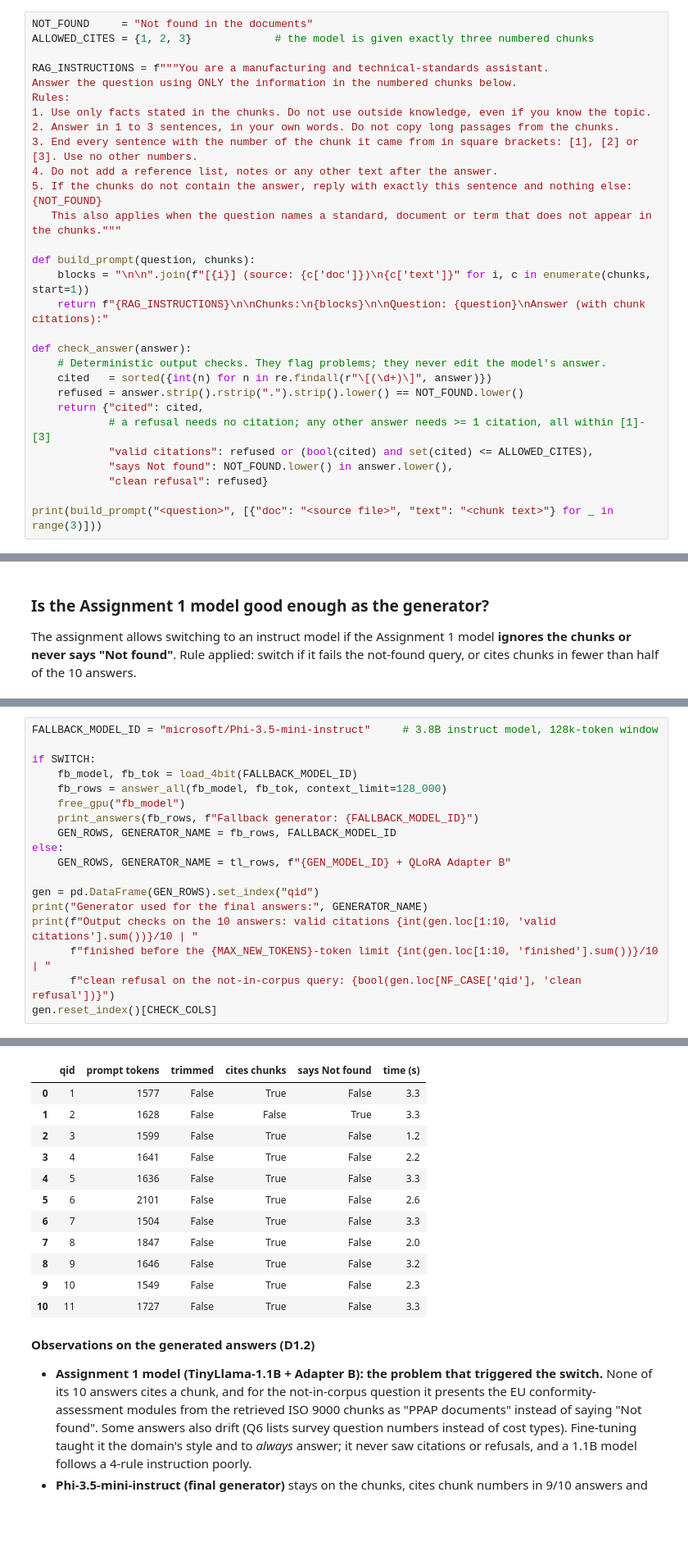
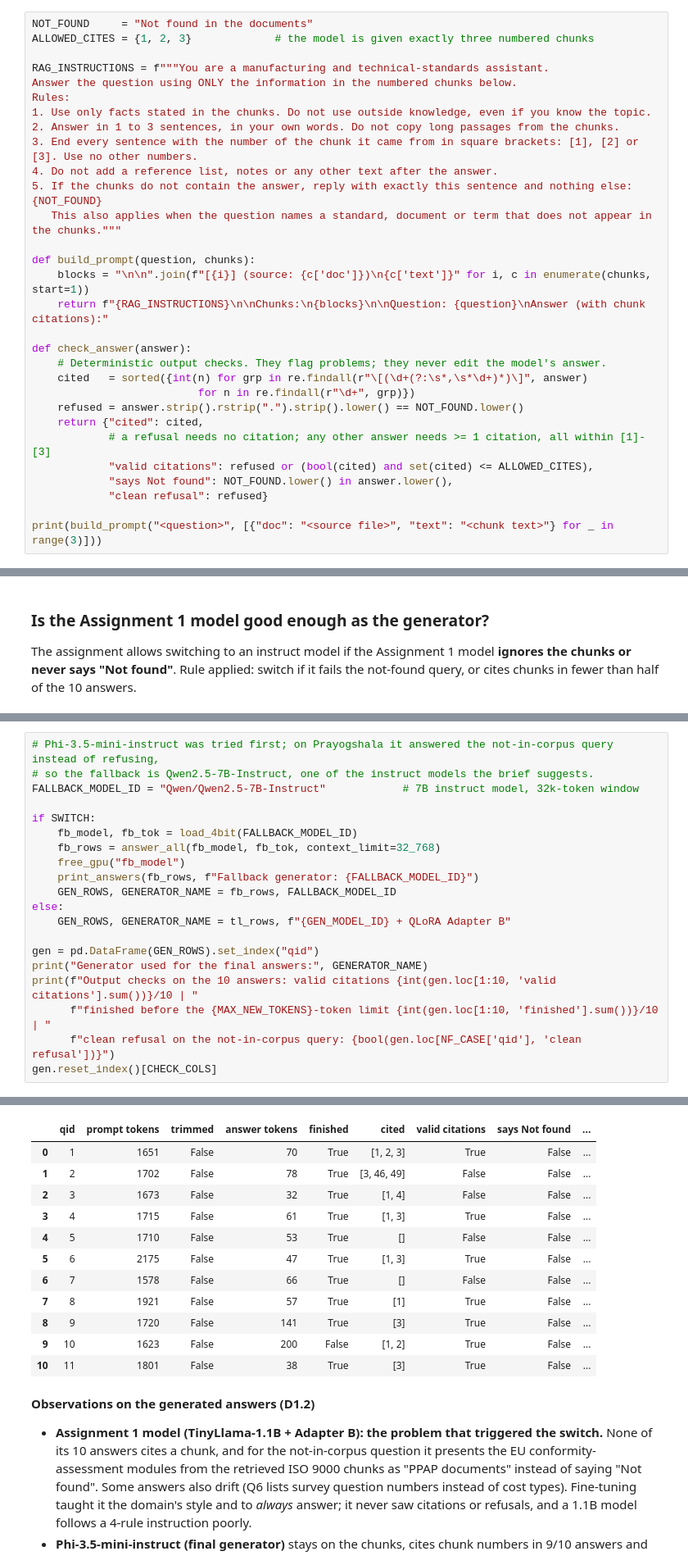
Before and after one commit to rajeshshenoi/Bits-Sem3-LLM, a Jupyter notebook: Assignment-2B-RAG/Assignment_2B_RAG_Pipeline-Prayogshala.ipynb, the cells around one changed output, grey strips where cells are left out. Shown at 82% size. Cells and saved outputs as stored; diff of their text form; blank space fills up the shorter version.

```diff
--- a/Assignment-2B-RAG/Assignment_2B_RAG_Pipeline-Prayogshala.ipynb
+++ b/Assignment-2B-RAG/Assignment_2B_RAG_Pipeline-Prayogshala.ipynb
@@ -1030,7 +1030,8 @@ def build_prompt(question, chunks):
 
 def check_answer(answer):
     # Deterministic output checks. They flag problems; they never edit the model's answer.
-    cited   = sorted({int(n) for n in re.findall(r"\[(\d+)\]", answer)})
+    cited   = sorted({int(n) for grp in re.findall(r"\[(\d+(?:\s*,\s*\d+)*)\]", answer)
+                          for n in re.findall(r"\d+", grp)})
     refused = answer.strip().rstrip(".").strip().lower() == NOT_FOUND.lower()
     return {"cited": cited,
             # a refusal needs no citation; any other answer needs >= 1 citation, all within [1]-[3]
@@ -1210,9 +1205,11 @@ Example of the problem — Q11: What documents must a supplier submit for PPAP a
 # %%
-FALLBACK_MODEL_ID = "microsoft/Phi-3.5-mini-instruct"     # 3.8B instruct model, 128k-token window
+# Phi-3.5-mini-instruct was tried first; on Prayogshala it answered the not-in-corpus query instead of refusing,
+# so the fallback is Qwen2.5-7B-Instruct, one of the instruct models the brief suggests.
+FALLBACK_MODEL_ID = "Qwen/Qwen2.5-7B-Instruct"            # 7B instruct model, 32k-token window
 
 if SWITCH:
     fb_model, fb_tok = load_4bit(FALLBACK_MODEL_ID)
-    fb_rows = answer_all(fb_model, fb_tok, context_limit=128_000)
+    fb_rows = answer_all(fb_model, fb_tok, context_limit=32_768)
     free_gpu("fb_model")
     print_answers(fb_rows, f"Fallback generator: {FALLBACK_MODEL_ID}")
     GEN_ROWS, GENERATOR_NAME = fb_rows, FALLBACK_MODEL_ID
@@ -1249,15 +1244,15 @@ Generator used for the final answers: microsoft/Phi-3.5-mini-instruct
-|  | qid | prompt tokens | trimmed | cites chunks | says Not found | time (s) |
-| 0 | 1 | 1577 | False | True | False | 3.3 |
-| 1 | 2 | 1628 | False | False | True | 3.3 |
-| 2 | 3 | 1599 | False | True | False | 1.2 |
-| 3 | 4 | 1641 | False | True | False | 2.2 |
-| 4 | 5 | 1636 | False | True | False | 3.3 |
-| 5 | 6 | 2101 | False | True | False | 2.6 |
-| 6 | 7 | 1504 | False | True | False | 3.3 |
-| 7 | 8 | 1847 | False | True | False | 2.0 |
-| 8 | 9 | 1646 | False | True | False | 3.2 |
-| 9 | 10 | 1549 | False | True | False | 2.3 |
-| 10 | 11 | 1727 | False | True | False | 3.3 |
+|  | qid | prompt tokens | trimmed | answer tokens | finished | cited | valid citations | says Not found | ... |
+| 0 | 1 | 1651 | False | 70 | True | [1, 2, 3] | True | False | ... |
+| 1 | 2 | 1702 | False | 78 | True | [3, 46, 49] | False | False | ... |
+| 2 | 3 | 1673 | False | 32 | True | [1, 4] | False | False | ... |
+| 3 | 4 | 1715 | False | 61 | True | [1, 3] | True | False | ... |
+| 4 | 5 | 1710 | False | 53 | True | [] | False | False | ... |
+| 5 | 6 | 2175 | False | 47 | True | [1, 3] | True | False | ... |
+| 6 | 7 | 1578 | False | 66 | True | [] | False | False | ... |
+| 7 | 8 | 1921 | False | 57 | True | [1] | True | False | ... |
+| 8 | 9 | 1720 | False | 141 | True | [3] | True | False | ... |
+| 9 | 10 | 1623 | False | 200 | False | [1, 2] | True | False | ... |
+| 10 | 11 | 1801 | False | 38 | True | [3] | True | False | ... |
 # %% [markdown]
 **Observations on the generated answers (D1.2)**
 * **Assignment 1 model (TinyLlama-1.1B + Adapter B): the problem that triggered the switch.** None of its 10 answers cites a chunk, and
```
Also changed, not shown: parts of 18 cells of this notebook.
